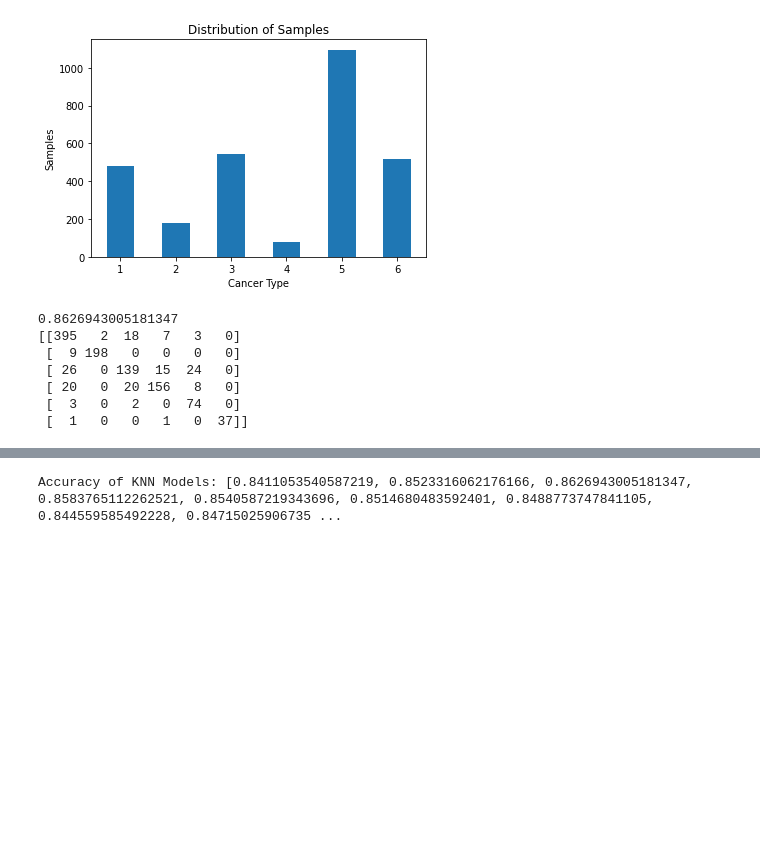
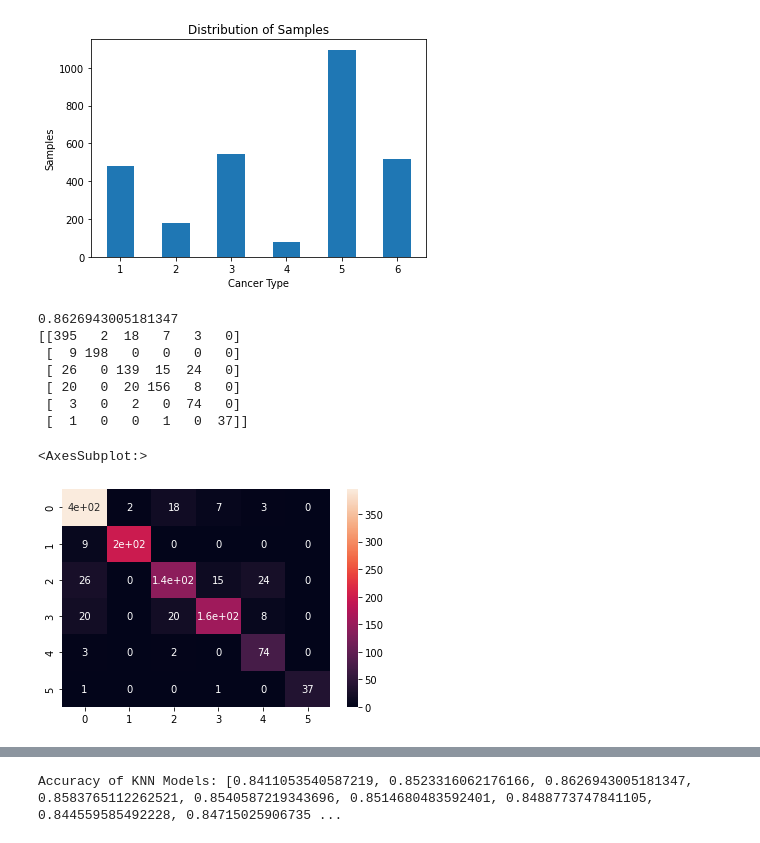
Before and after one commit to hakanjian/MLHW3, a Jupyter notebook: cancerClassifier.ipynb, the cells around one changed output, grey strips where cells are left out. Cells and saved outputs as stored; diff of their text form; code cells hidden in the pictures; blank space fills up the shorter version.

```diff
--- a/cancerClassifier.ipynb
+++ b/cancerClassifier.ipynb
@@ -120,22 +118,32 @@ features_norm = features_norm.fillna(0)
 # %%
 X_train, X_test, y_train, y_test = train_test_split(features_norm, targets, test_size=0.4, random_state=42)
 #KNN
 neigh = KNeighborsClassifier(n_neighbors=5)
 
 neigh.fit(X_train, y_train)
 
 preds1 = neigh.predict(X_test)
-
+knnCM = confusion_matrix(y_test, preds1)
 print(accuracy_score(y_test, preds1))
 print(confusion_matrix(y_test, preds1))
+
+import seaborn as sns
+ax= plt.subplot()
+sns.heatmap(knnCM, annot=True, ax=ax)
+
+# ax.set_xlabel('Predicted labels');ax.set_ylabel('True labels');
+# ax.set_title('Confusion Matrix');
+# ax.xaxis.set_ticklabels(labels);
 # %% [output]
 0.8626943005181347
 [[395   2  18   7   3   0]
  [  9 198   0   0   0   0]
  [ 26   0 139  15  24   0]
  [ 20   0  20 156   8   0]
  [  3   0   2   0  74   0]
  [  1   0   0   1   0  37]]
+<AxesSubplot:>
+[figure, added]
 # %%
 #RFC
 clf = RandomForestClassifier(max_depth=None, random_state=0)
```
Also changed, not shown: parts of 2 cells of this notebook.
